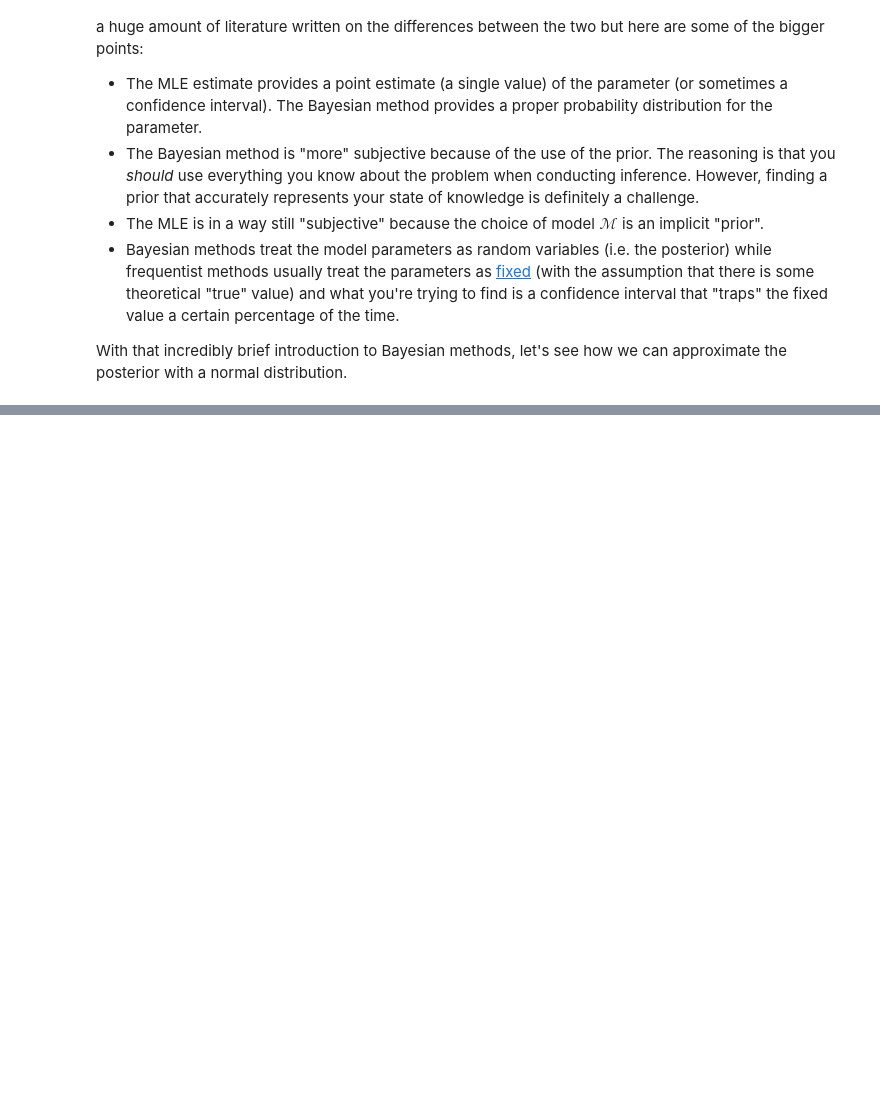
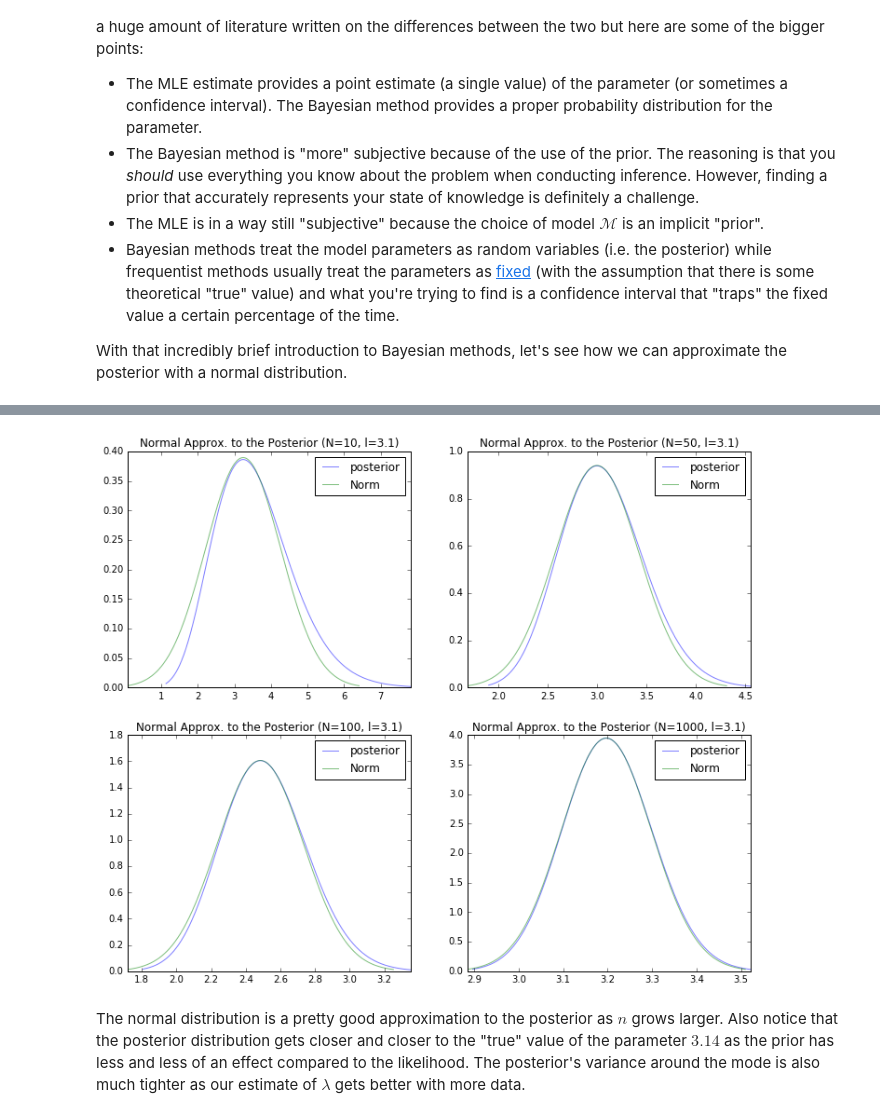
Before and after one commit to bjlkeng/bjlkeng.github.io, a Jupyter notebook: source/posts/normal-approximations-to-the-posterior-distribution.ipynb, the cells around one changed output, grey strips where cells are left out. Saved outputs shown, nothing was run; the diff lists cells and outputs as text; code cells hidden in the pictures; blank space fills up the shorter version.

Commit message:
First draft of post done!

```diff
--- a/source/posts/normal-approximations-to-the-posterior-distribution.ipynb
+++ b/source/posts/normal-approximations-to-the-posterior-distribution.ipynb
@@ -69,0 +196,41 @@ We'll show the proof of each one of these steps separately.
+# %%
+%matplotlib inline
+import matplotlib.pyplot as plt
+import numpy as np
+import pandas as pd
+from scipy import stats
+
+def simulate(lamb, fignum=1):
+    plt.figure(fignum, figsize=(12, 10))
+    for n, pltnum in [(10, 221), (50, 222), (100, 223), (1000, 224)]:
+        # Generate some samples from our "true distribution"
+        y = stats.expon.rvs(scale=1/lamb, size=n)
+
+        # Generate our posterior density
+        # (Of course for a more complex model we would probably
+        #  draw samples instead of using the analytical form)
+        alpha = n + 1
+        beta = n * y.mean() + 1.
+        post = stats.gamma(alpha, scale = 1. / beta)
+
+        # Plot the posterior and normal approximation
+        plt.subplot(pltnum)
+        x = np.linspace(post.ppf(0.001), post.ppf(0.999), 1000)
+        pd.Series(post.pdf(x), index=x).plot(alpha=0.5, label='posterior')
+
+        # Generate our normal approximation
+        mu = (alpha - 1.) / beta
+        sigma2 = n / beta ** 2
+        norm = stats.norm(loc=mu, scale=np.sqrt(sigma2))
+
+        # Plot
+        x = np.linspace(norm.ppf(0.001), norm.ppf(0.999), 1000)
+        pd.Series(norm.pdf(x), index=x).plot(alpha=0.5, label='Norm')
+        plt.title('Normal Approx. to the Posterior (N=%d, l=%.1f)' % (n, lamb))
+        plt.legend(loc='best')
+
+simulate(lamb=3.14, fignum=1)
+# %% [output]
+[figure, added]
+# %% [markdown]
+The normal distribution is a pretty good approximation to the posterior as \\(n\\) grows larger.  Also notice that the posterior distribution gets closer and closer to the "true" value of the parameter \\(3.14\\) as the prior has less and less of an effect compared to the likelihood.  The posterior's variance around the mode is also much tighter as our estimate of \\(\lambda\\) gets better with more data.
```
Also changed, not shown: parts of 5 cells of this notebook.
